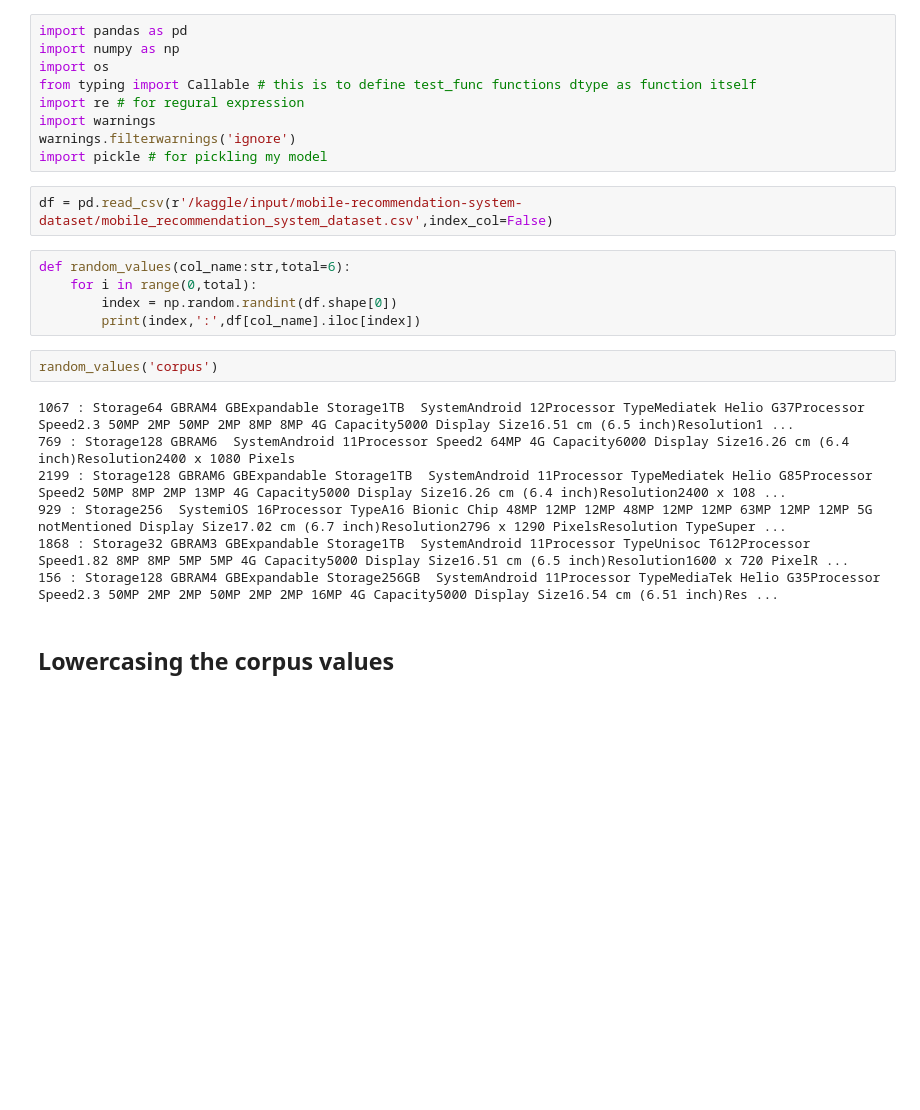
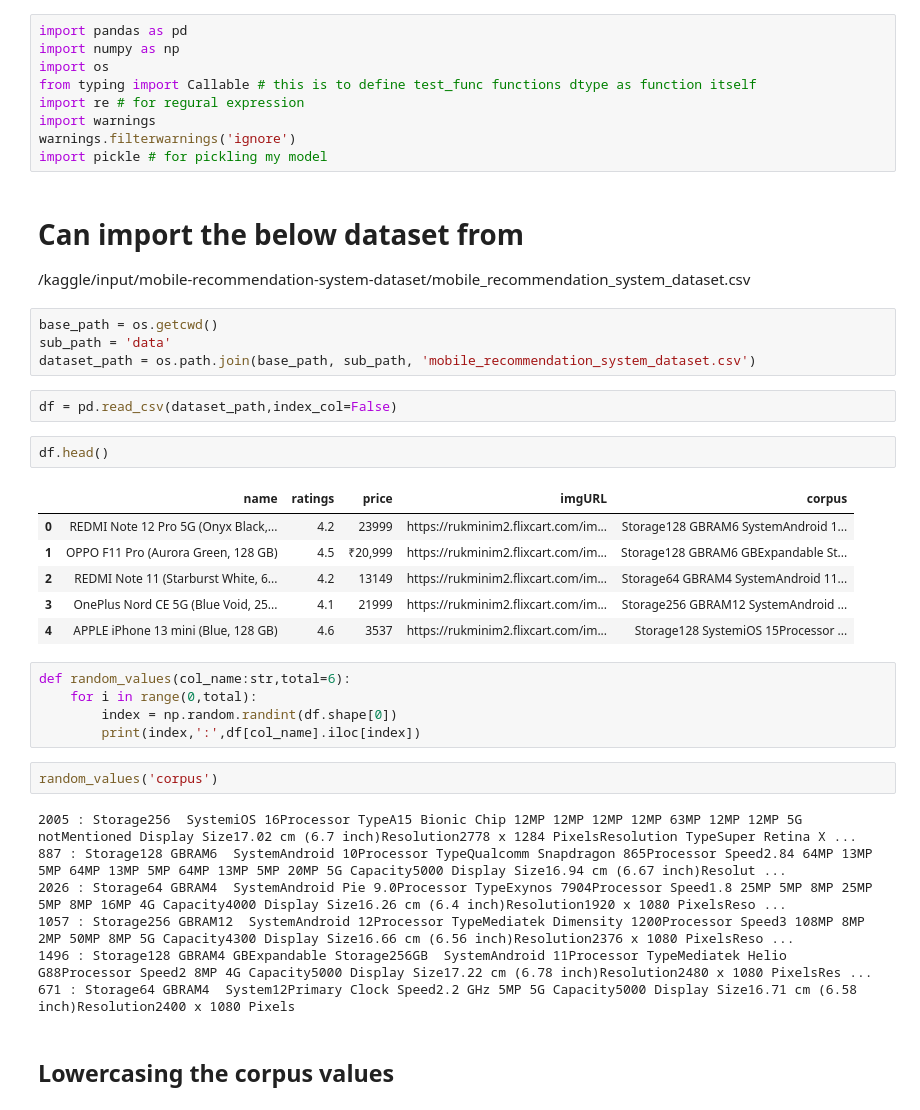
Before and after one commit to GOLISHYAMP/Recommendation_System, a Jupyter notebook: recommendation-system-vectorization-similarity.ipynb, the cells around one changed output. Cells and saved outputs as stored; diff of their text form; blank space fills up the shorter version.

```diff
--- a/recommendation-system-vectorization-similarity.ipynb
+++ b/recommendation-system-vectorization-similarity.ipynb
@@ -7,8 +7,24 @@ import re # for regural expression
 import warnings
 warnings.filterwarnings('ignore')
 import pickle # for pickling my model
+# %% [markdown]
+# Can import the below dataset from
+/kaggle/input/mobile-recommendation-system-dataset/mobile_recommendation_system_dataset.csv
+# %%
+base_path = os.getcwd()
+sub_path = 'data'
+dataset_path = os.path.join(base_path, sub_path, 'mobile_recommendation_system_dataset.csv')
 # %%
-df = pd.read_csv(r'/kaggle/input/mobile-recommendation-system-dataset/mobile_recommendation_system_dataset.csv',index_col=False)
+df = pd.read_csv(dataset_path,index_col=False)
+# %%
+df.head()
+# %% [output]
+|  | name | ratings | price | imgURL | corpus |
+| 0 | REDMI Note 12 Pro 5G (Onyx Black,... | 4.2 | 23999 | https://rukminim2.flixcart.com/im... | Storage128 GBRAM6 SystemAndroid 1... |
+| 1 | OPPO F11 Pro (Aurora Green, 128 GB) | 4.5 | ₹20,999 | https://rukminim2.flixcart.com/im... | Storage128 GBRAM6 GBExpandable St... |
+| 2 | REDMI Note 11 (Starburst White, 6... | 4.2 | 13149 | https://rukminim2.flixcart.com/im... | Storage64 GBRAM4 SystemAndroid 11... |
+| 3 | OnePlus Nord CE 5G (Blue Void, 25... | 4.1 | 21999 | https://rukminim2.flixcart.com/im... | Storage256 GBRAM12 SystemAndroid ... |
+| 4 | APPLE iPhone 13 mini (Blue, 128 GB) | 4.6 | 3537 | https://rukminim2.flixcart.com/im... | Storage128 SystemiOS 15Processor ... |
 # %%
 def random_values(col_name:str,total=6):
     for i in range(0,total):
@@ -17,12 +33,12 @@ def random_values(col_name:str,total=6):
 # %%
 random_values('corpus')
 # %% [output]
-1067 : Storage64 GBRAM4 GBExpandable Storage1TB  SystemAndroid 12Processor TypeMediatek Helio G37Processor Speed2.3 50MP 2MP 50MP 2MP 8MP 8MP 4G Capacity5000 Display Size16.51 cm (6.5 inch)Resolution1 ...
-769 : Storage128 GBRAM6  SystemAndroid 11Processor Speed2 64MP 4G Capacity6000 Display Size16.26 cm (6.4 inch)Resolution2400 x 1080 Pixels
-2199 : Storage128 GBRAM6 GBExpandable Storage1TB  SystemAndroid 11Processor TypeMediatek Helio G85Processor Speed2 50MP 8MP 2MP 13MP 4G Capacity5000 Display Size16.26 cm (6.4 inch)Resolution2400 x 108 ...
-929 : Storage256  SystemiOS 16Processor TypeA16 Bionic Chip 48MP 12MP 12MP 48MP 12MP 12MP 63MP 12MP 12MP 5G notMentioned Display Size17.02 cm (6.7 inch)Resolution2796 x 1290 PixelsResolution TypeSuper ...
-1868 : Storage32 GBRAM3 GBExpandable Storage1TB  SystemAndroid 11Processor TypeUnisoc T612Processor Speed1.82 8MP 8MP 5MP 5MP 4G Capacity5000 Display Size16.51 cm (6.5 inch)Resolution1600 x 720 PixelR ...
-156 : Storage128 GBRAM4 GBExpandable Storage256GB  SystemAndroid 11Processor TypeMediaTek Helio G35Processor Speed2.3 50MP 2MP 2MP 50MP 2MP 2MP 16MP 4G Capacity5000 Display Size16.54 cm (6.51 inch)Res ...
+2005 : Storage256  SystemiOS 16Processor TypeA15 Bionic Chip 12MP 12MP 12MP 12MP 63MP 12MP 12MP 5G notMentioned Display Size17.02 cm (6.7 inch)Resolution2778 x 1284 PixelsResolution TypeSuper Retina X ...
+887 : Storage128 GBRAM6  SystemAndroid 10Processor TypeQualcomm Snapdragon 865Processor Speed2.84 64MP 13MP 5MP 64MP 13MP 5MP 64MP 13MP 5MP 20MP 5G Capacity5000 Display Size16.94 cm (6.67 inch)Resolut ...
+2026 : Storage64 GBRAM4  SystemAndroid Pie 9.0Processor TypeExynos 7904Processor Speed1.8 25MP 5MP 8MP 25MP 5MP 8MP 16MP 4G Capacity4000 Display Size16.26 cm (6.4 inch)Resolution1920 x 1080 PixelsReso ...
+1057 : Storage256 GBRAM12  SystemAndroid 12Processor TypeMediatek Dimensity 1200Processor Speed3 108MP 8MP 2MP 50MP 8MP 5G Capacity4300 Display Size16.66 cm (6.56 inch)Resolution2376 x 1080 PixelsReso ...
+1496 : Storage128 GBRAM4 GBExpandable Storage256GB  SystemAndroid 11Processor TypeMediatek Helio G88Processor Speed2 8MP 4G Capacity5000 Display Size17.22 cm (6.78 inch)Resolution2480 x 1080 PixelsRes ...
+671 : Storage64 GBRAM4  System12Primary Clock Speed2.2 GHz 5MP 5G Capacity5000 Display Size16.71 cm (6.58 inch)Resolution2400 x 1080 Pixels
 # %% [markdown]
 ## Lowercasing the corpus values
 # %%
```
Also changed, not shown: parts of 4 cells of this notebook, 2 other files.
